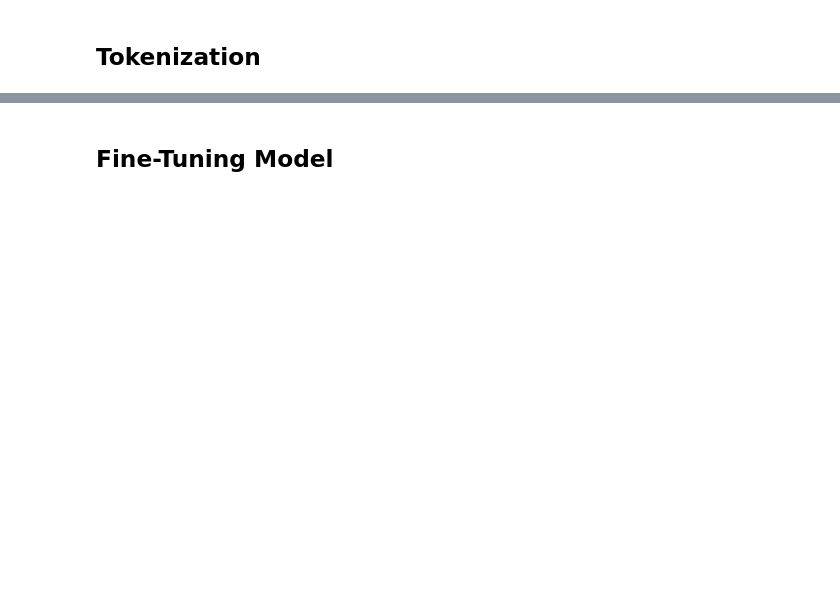
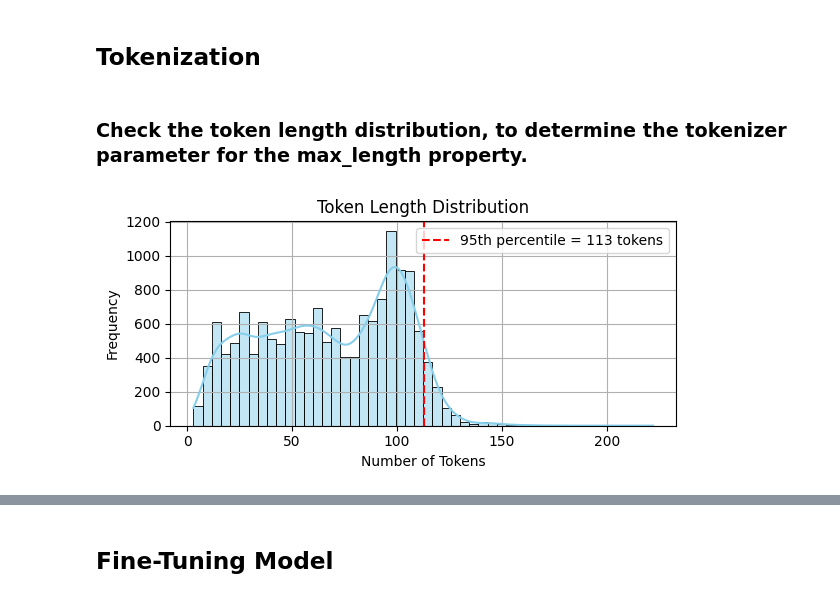
Before and after one commit to rianto42/NLPAssignment3, a Jupyter notebook: NLPAssignment3-distilbert-uncased.ipynb, the cells around one changed output, grey strips where cells are left out. Cells and saved outputs as stored; diff of their text form; code cells hidden in the pictures; blank space fills up the shorter version.

Commit message:
Kaggle Notebook | notebook-distilbert-uncased | Version 2

```diff
--- a/NLPAssignment3-distilbert-uncased.ipynb
+++ b/NLPAssignment3-distilbert-uncased.ipynb
@@ -164,3 +202,28 @@ ready_dataset = DatasetDict({
 # %% [markdown]
 ## Tokenization
+# %% [markdown]
+### Check the token length distribution, to determine the tokenizer parameter for the max_length property.
+# %%
+# Load tokenizer
+tokenizer = DistilBertTokenizerFast.from_pretrained('distilbert-base-uncased')
+
+# Tokenize without truncation to see actual lengths in train dataset
+token_lengths = [len(tokenizer.encode(text, truncation=False)) for text in train_ds['body']]
+
+# Get 95 percentile
+percentile_95 = int(np.percentile(token_lengths, 95))
+
+# Plot the token length distribution
+plt.figure(figsize=(6, 3))
+sns.histplot(token_lengths, bins=50, kde=True, color='skyblue')
+plt.axvline(percentile_95, color='red', linestyle='--', label=f'95th percentile = {percentile_95} tokens')
+plt.title('Token Length Distribution')
+plt.xlabel('Number of Tokens')
+plt.ylabel('Frequency')
+plt.legend()
+plt.grid(True)
+plt.tight_layout()
+plt.show()
+# %% [output]
+[figure, added]
 # %%
```
Also changed, not shown: parts of 10 cells of this notebook.
